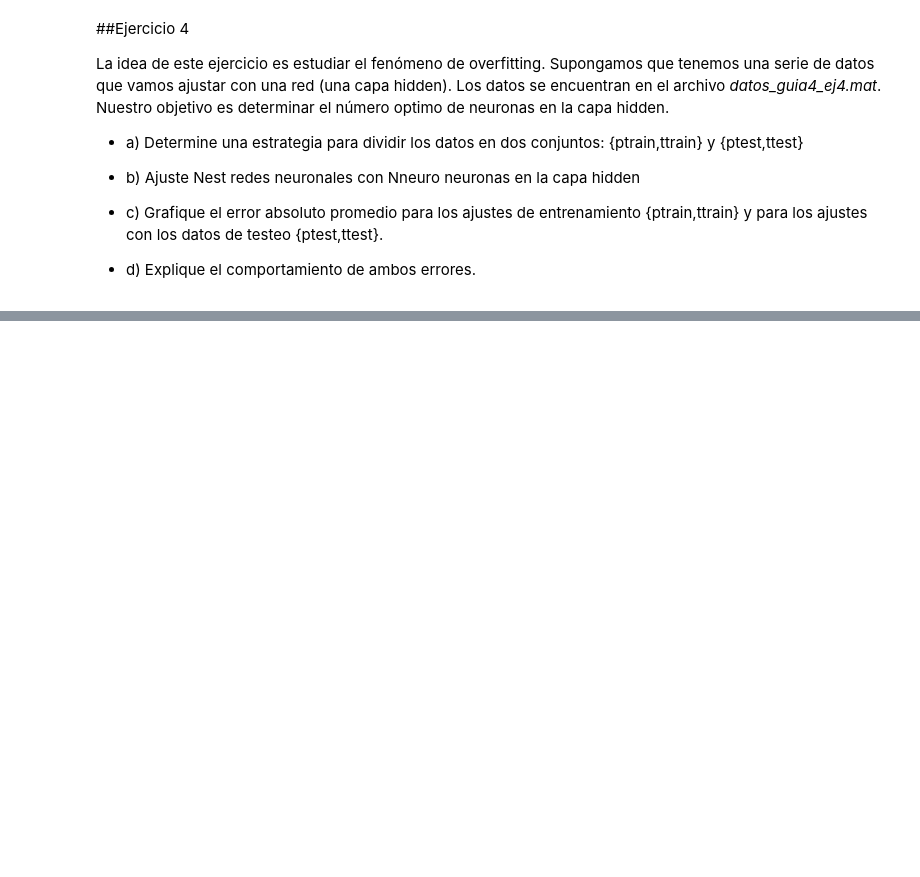
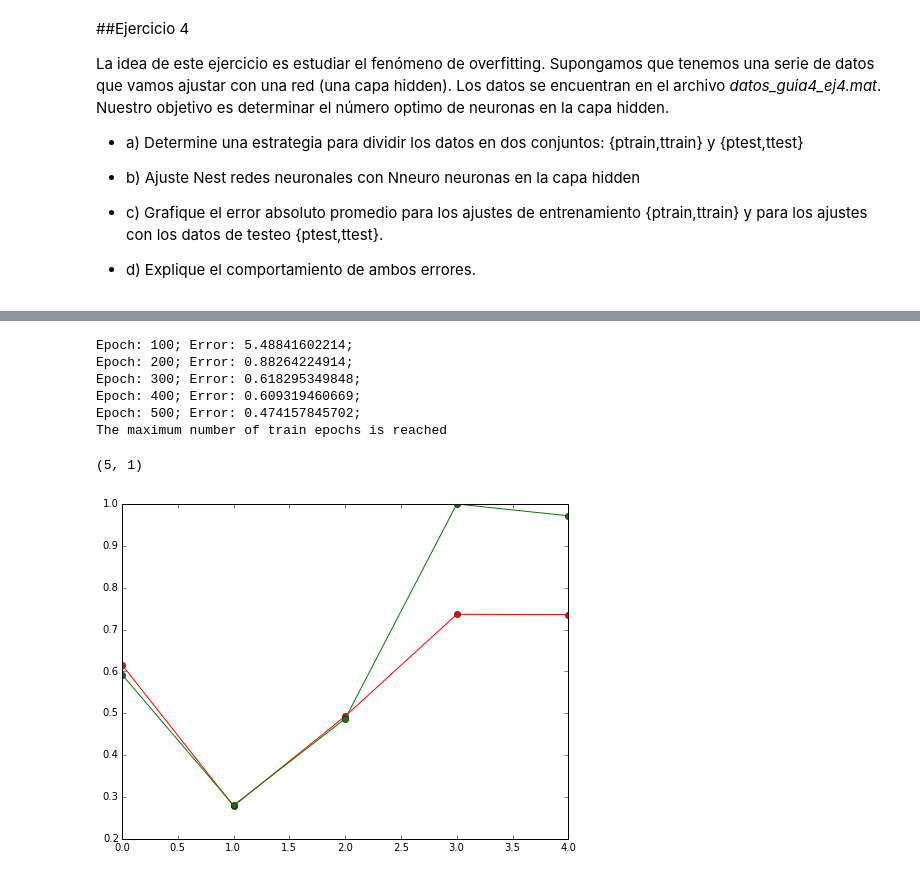
Before and after one commit to elsuizo/Redes_fuzzy, a Jupyter notebook: Guia4/tp3_guia4_eje4.ipynb, the cells around one changed output, grey strips where cells are left out. Saved outputs shown, nothing was run; the diff lists cells and outputs as text; code cells hidden in the pictures; blank space fills up the shorter version.

```diff
--- a/Guia4/tp3_guia4_eje4.ipynb
+++ b/Guia4/tp3_guia4_eje4.ipynb
@@ -33,0 +51,27 @@ plt.rcParams['figure.figsize'] = 8,6 #parámetros de tamaño
+# %%
+net.trainf = nl.train.train_gdx
+# %%
+net.out_minmax = np.array([[0,1]])
+# %%
+e = net.train(X_train, y_train, show=100, epochs=500, goal=0.01)
+# %% [output]
+Epoch: 100; Error: 5.48841602214;
+Epoch: 200; Error: 0.88264224914;
+Epoch: 300; Error: 0.618295349848;
+Epoch: 400; Error: 0.609319460669;
+Epoch: 500; Error: 0.474157845702;
+The maximum number of train epochs is reached
+# %%
+# Simulo con el set de prueba
+out = net.sim(X_test)
+out.shape
+# %% [output]
+(5, 1)
+# %%
+# Comparo con el set de test
+plt.plot(y_test, 'ro-')
+
+plt.plot(out, 'go-')
+plt.show()
+# %% [output]
+[figure, added]
```
Also changed, not shown: parts of 9 cells of this notebook.
